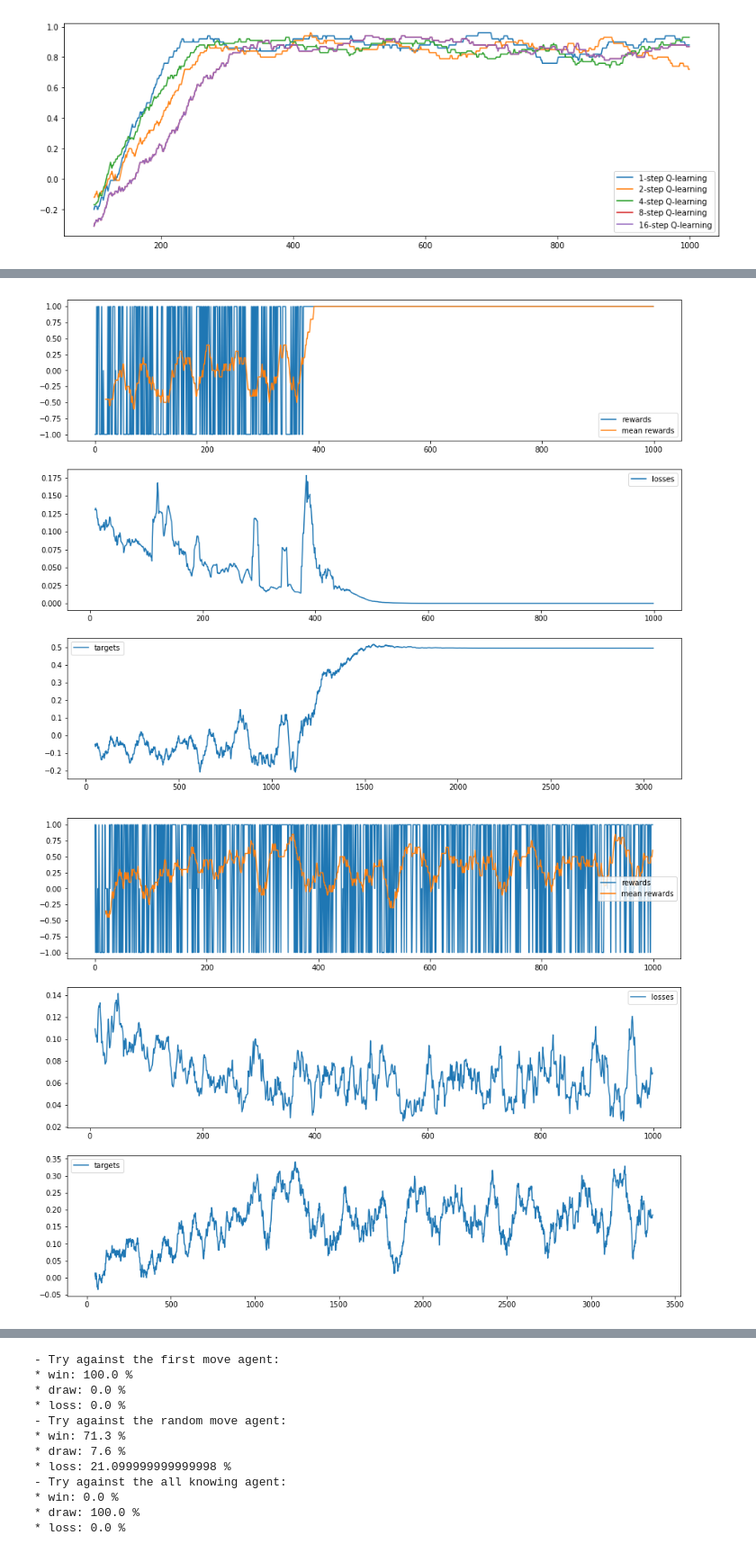
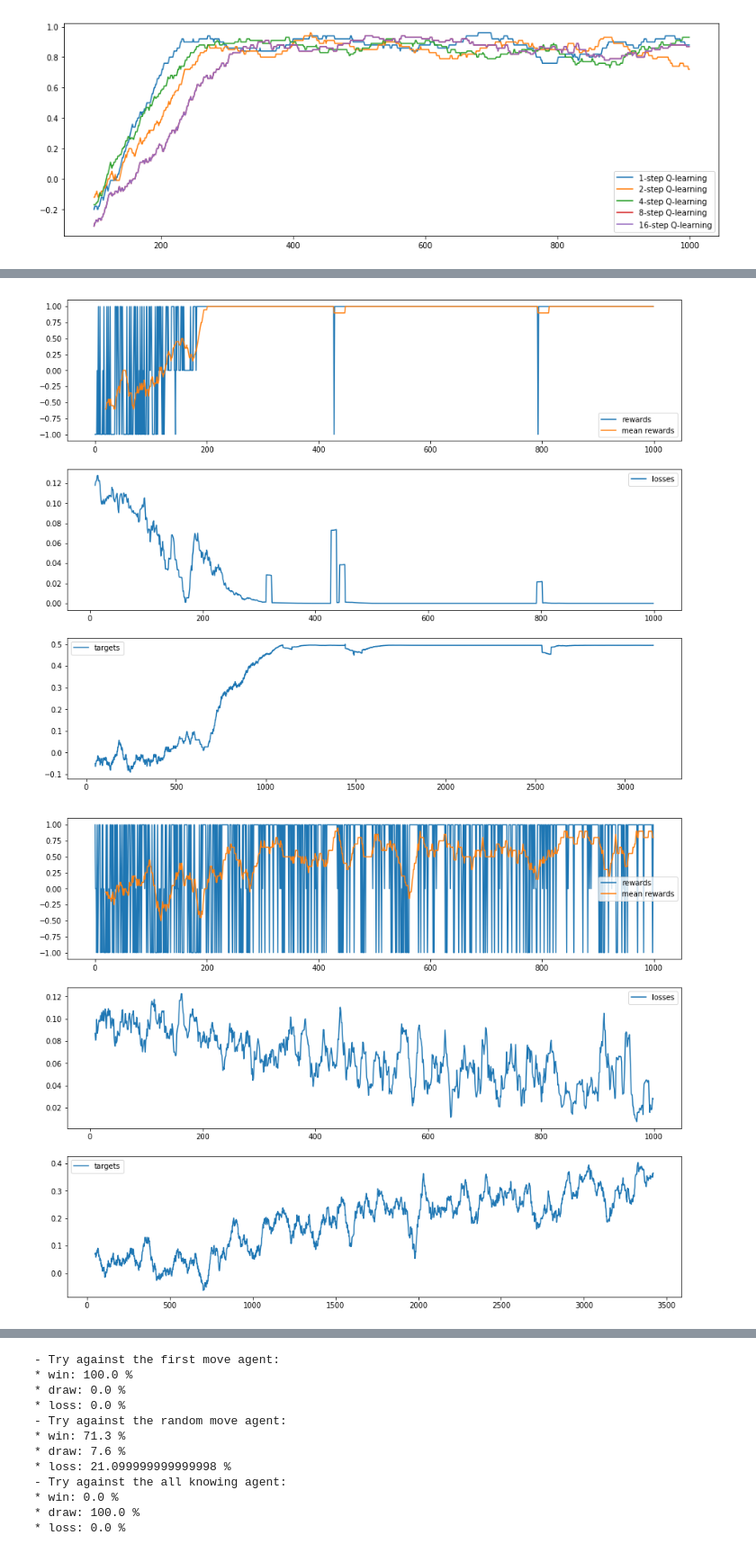
Before and after one commit to QuentinDuval/PythonExperiments, a Jupyter notebook: ml/rl/7_tictactoe.ipynb, the cells around one changed output, grey strips where cells are left out. Shown at 90% size. Saved outputs shown, nothing was run; the diff lists cells and outputs as text; code cells hidden in the pictures.

```diff
--- a/ml/rl/7_tictactoe.ipynb
+++ b/ml/rl/7_tictactoe.ipynb
@@ -771,23 +779,19 @@ Training loop
 
 
 def mask_invalid_actions(game: TicTacToe, action_values: torch.Tensor) -> torch.Tensor:
-    action_probs = nn.Softmax(dim=-1)(action_values) # HACK - to move to positive values, and mask others
     available = set(game.available_moves())
     mask = torch.zeros(size=(1,9), dtype=torch.uint8)
     for i, move in enumerate(COORDINATES):
         if move in available:
             mask[(0, i)] = 1
-    action_probs[~mask] = 0.
-    return action_probs
+    action_values[~mask] = -100. # Invalid actions get a strong penalty (and since it converges, it works)
+    return action_values
 
 
 def best_of_available_moves(game: TicTacToe, action_values: torch.Tensor) -> Move:
     action_probs_masked = mask_invalid_actions(game, action_values)
-    if action_probs_masked.sum() > 0: # TODO - sometimes, the probas are all zeros
-        _, i = torch.max(action_probs_masked, dim=-1)
-        return COORDINATES[i]
-    else:
-        return random.choice(game.available_moves())
+    _, i = torch.max(action_probs_masked, dim=-1)
+    return COORDINATES[i]
 
 
 def epsilon_greedy_action(policy, game, player: PlayerId, epsilon) -> Tuple[Move, Reward]:
@@ -808,6 +812,7 @@ def train_sarsa_policy(
     learning_rate: float, learning_rate_decay: float,
     weight_decay: float, eligibility_fading: float, show_stats=True):
 
+    policy.train()
     episode_rewards = []
     episode_losses = []
     target_values = []
@@ -879,35 +884,35 @@ def train_sarsa_policy(
 
 """
 Training against the first move agent
 """
 
 
 env=TicTacToeEnv(opponent=FirstMoveAgent())
 
 sarsa_policy_1 = Policy()
 train_sarsa_policy(
     env, policy=sarsa_policy_1, episodes=1000, discount=0.99,
     start_epsilon=0.5, min_epsilon=0.001, epsilon_decrease=0.95,
     learning_rate=1e-3, learning_rate_decay=0.99,
     weight_decay=1e-3, eligibility_fading=0.0)
 
 
 """
 Training against the random agent
 """
 
 
 env=TicTacToeEnv(opponent=RandomAgent())
 
 sarsa_policy_2 = Policy()
 train_sarsa_policy(
     env, policy=sarsa_policy_2, episodes=1000, discount=0.99,
     start_epsilon=0.5, min_epsilon=0.001, epsilon_decrease=0.95,
     learning_rate=1e-3, learning_rate_decay=0.99,
     weight_decay=1e-3, eligibility_fading=0.0)
 # %% [output]
-[figure, old version]
+[figure, new version]
-[figure, old version]
+[figure, new version]
 # %%
 """
 Packaging the policy into an Agent
```
Also changed, not shown: parts of 8 cells of this notebook.
